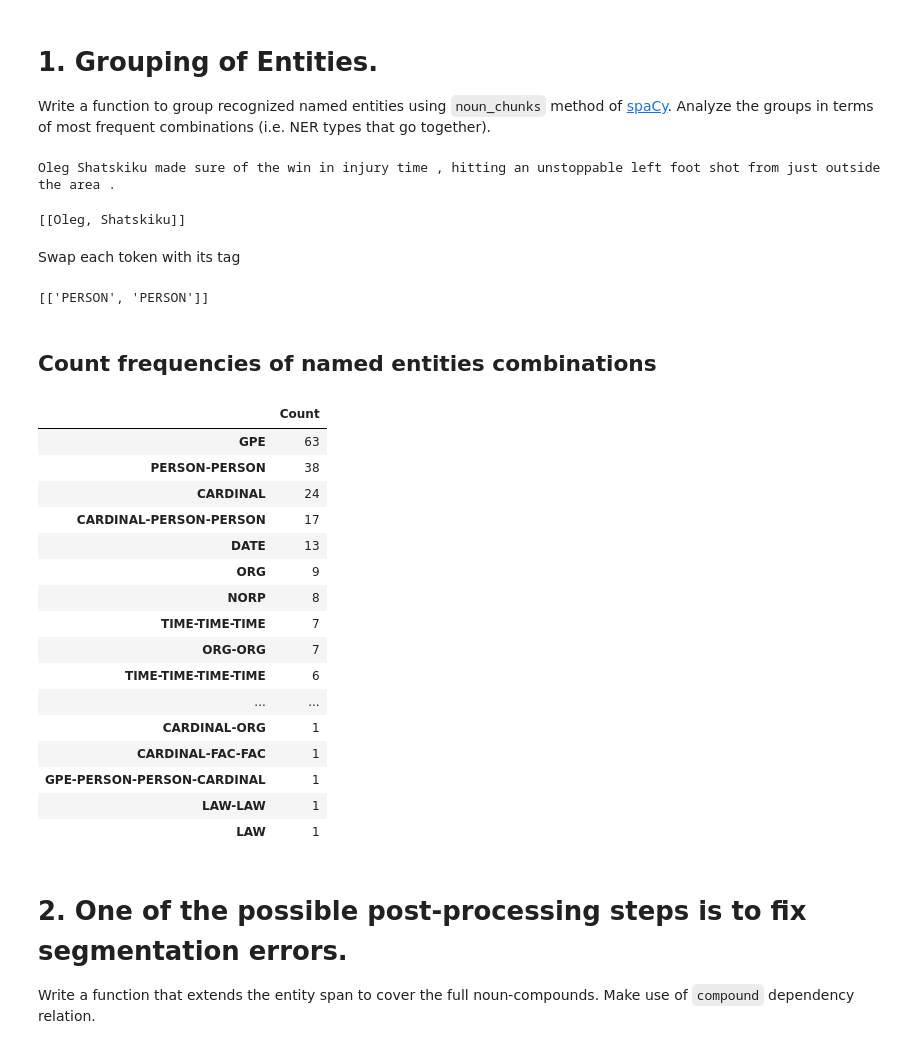
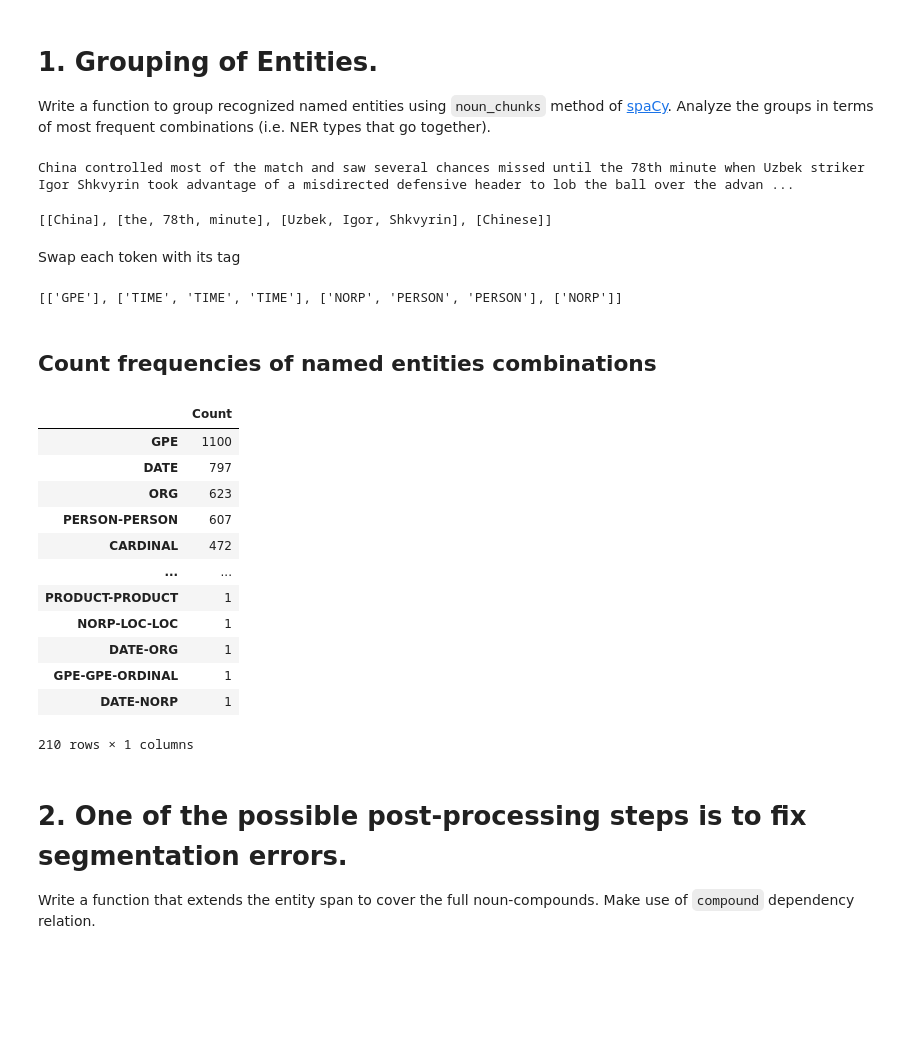
Before and after one commit to andrearigo-dev/nlu-assignment-2, a Jupyter notebook: assignment-2.ipynb, the cells around one changed output. Saved outputs shown, nothing was run; the diff lists cells and outputs as text; code cells hidden in the pictures; blank space fills up the shorter version.

```diff
--- a/assignment-2.ipynb
+++ b/assignment-2.ipynb
@@ -24,11 +24,15 @@ The CoNLL-2003 shared task data files contain four columns separated by a single
 # %%
 import conll
 import my_ents
+from sklearn.metrics import classification_report
+import pandas as pd
+from collections import defaultdict
 
 # token, POS tag, syntactic chunk tag (IOB), entity tag (IOB)
 test = conll.read_corpus_conll('dataset/test.txt')
-test = [my_ents.Sentence(sent) for sent in test if '-DOCSTART-' not in sent[0][0]]
-test = test[:100]
+test = [my_ents.Sentence(sent) for sent in test
+        if '-DOCSTART-' not in sent[0][0]]
+# test = test[:100]
 # %% [markdown]
 # 0. Evaluate spaCy NER on CoNLL 2003 data (provided)
 - report token-level performance (per class and total)
@@ -231,11 +206,11 @@ def group_by_noun_chunk(sent_doc):
 
 
 predictions_grouped = [group_by_noun_chunk(sent) for sent in predictions_spacy]
-print(predictions_spacy[6])
-predictions_grouped[6]
+print(predictions_spacy[5])
+predictions_grouped[5]
 # %% [output]
-Oleg Shatskiku made sure of the win in injury time , hitting an unstoppable left foot shot from just outside the area .
+China controlled most of the match and saw several chances missed until the 78th minute when Uzbek striker Igor Shkvyrin took advantage of a misdirected defensive header to lob the ball over the advan ...
-[[Oleg, Shatskiku]]
+[[China], [the, 78th, minute], [Uzbek, Igor, Shkvyrin], [Chinese]]
 # %% [markdown]
 Swap each token with its tag
 # %%
@@ -245,45 +220,41 @@ def to_tag_groups(grouped_sents):
             for k, ent in enumerate(group):
                 grouped_sents[i][j][k] = ent.ent_type_
 
+
 to_tag_groups(predictions_grouped)
-predictions_grouped[6]
+predictions_grouped[5]
 # %% [output]
-[['PERSON', 'PERSON']]
+[['GPE'], ['TIME', 'TIME', 'TIME'], ['NORP', 'PERSON', 'PERSON'], ['NORP']]
 # %% [markdown]
 ## Count frequencies of named entities combinations
 # %%
-from collections import defaultdict
-
 def get_group_freqs(grouped_sents):
     freqs = defaultdict(lambda: 0, {})
 
-    for i,sent in enumerate(grouped_sents):
-        for j,group in enumerate(sent):
+    for i, sent in enumerate(grouped_sents):
+        for j, group in enumerate(sent):
             freqs['-'.join([str(ent) for ent in group])] += 1
 
     return freqs
 
 
-pd_freq_tbl = pd.DataFrame().from_dict(get_group_freqs(predictions_grouped), orient='index', columns=['Count'])
+pd_freq_tbl = pd.DataFrame().from_dict(get_group_freqs(predictions_grouped),
+                                       orient='index', columns=['Count'])
 pd_freq_tbl.sort_values(by='Count', ascending=False)
 # %% [output]
 |  | Count |
-| GPE | 63 |
-| PERSON-PERSON | 38 |
-| CARDINAL | 24 |
-| CARDINAL-PERSON-PERSON | 17 |
-| DATE | 13 |
-| ORG | 9 |
-| NORP | 8 |
-| TIME-TIME-TIME | 7 |
-| ORG-ORG | 7 |
-| TIME-TIME-TIME-TIME | 6 |
+| GPE | 1100 |
+| DATE | 797 |
+| ORG | 623 |
+| PERSON-PERSON | 607 |
+| CARDINAL | 472 |
 | ... | ... |
-| CARDINAL-ORG | 1 |
-| CARDINAL-FAC-FAC | 1 |
-| GPE-PERSON-PERSON-CARDINAL | 1 |
-| LAW-LAW | 1 |
-| LAW | 1 |
+| PRODUCT-PRODUCT | 1 |
+| NORP-LOC-LOC | 1 |
+| DATE-ORG | 1 |
+| GPE-GPE-ORDINAL | 1 |
+| DATE-NORP | 1 |
+210 rows × 1 columns
 # %% [markdown]
 # 2. One of the possible post-processing steps is to fix segmentation errors.
 Write a function that extends the entity span to cover the full noun-compounds. Make use of `compound` dependency relation.
```
Also changed, not shown: parts of 7 cells of this notebook.
